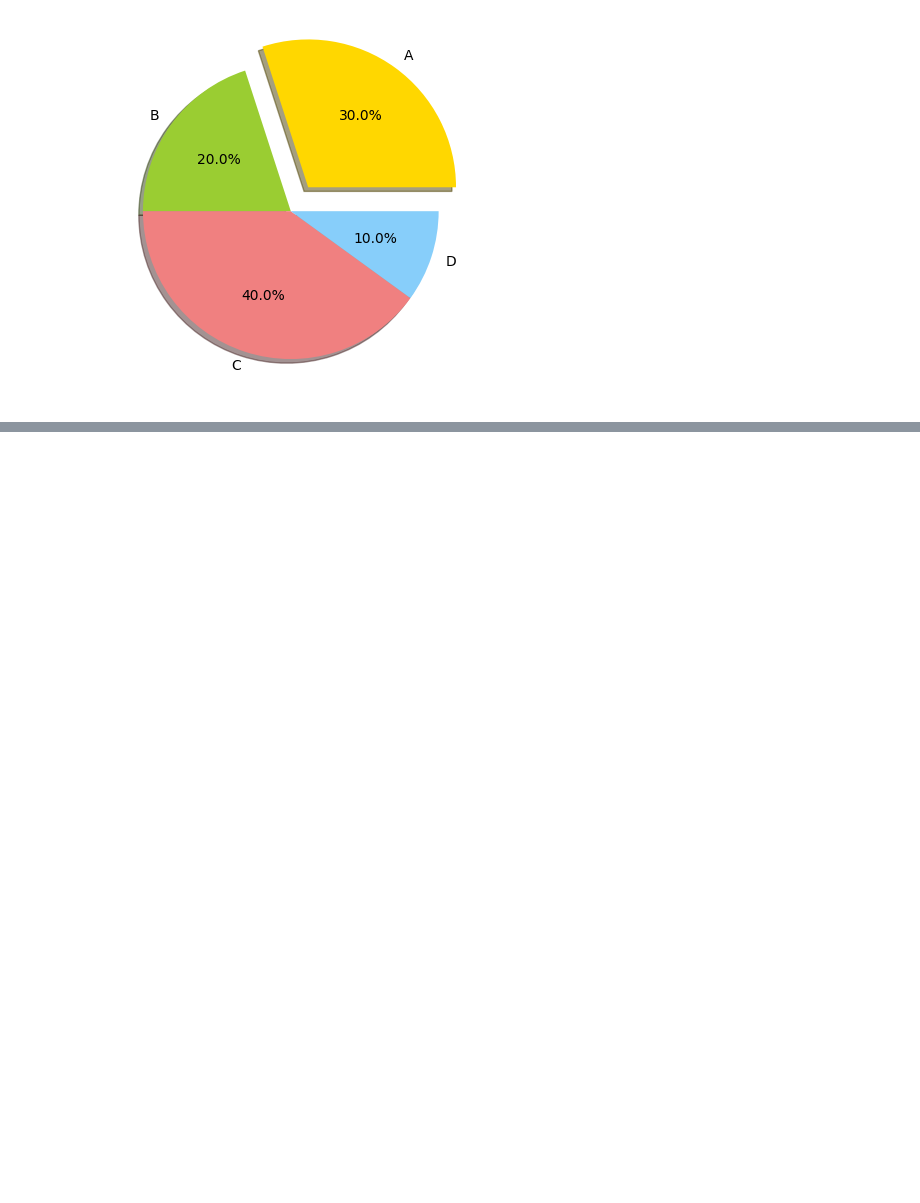
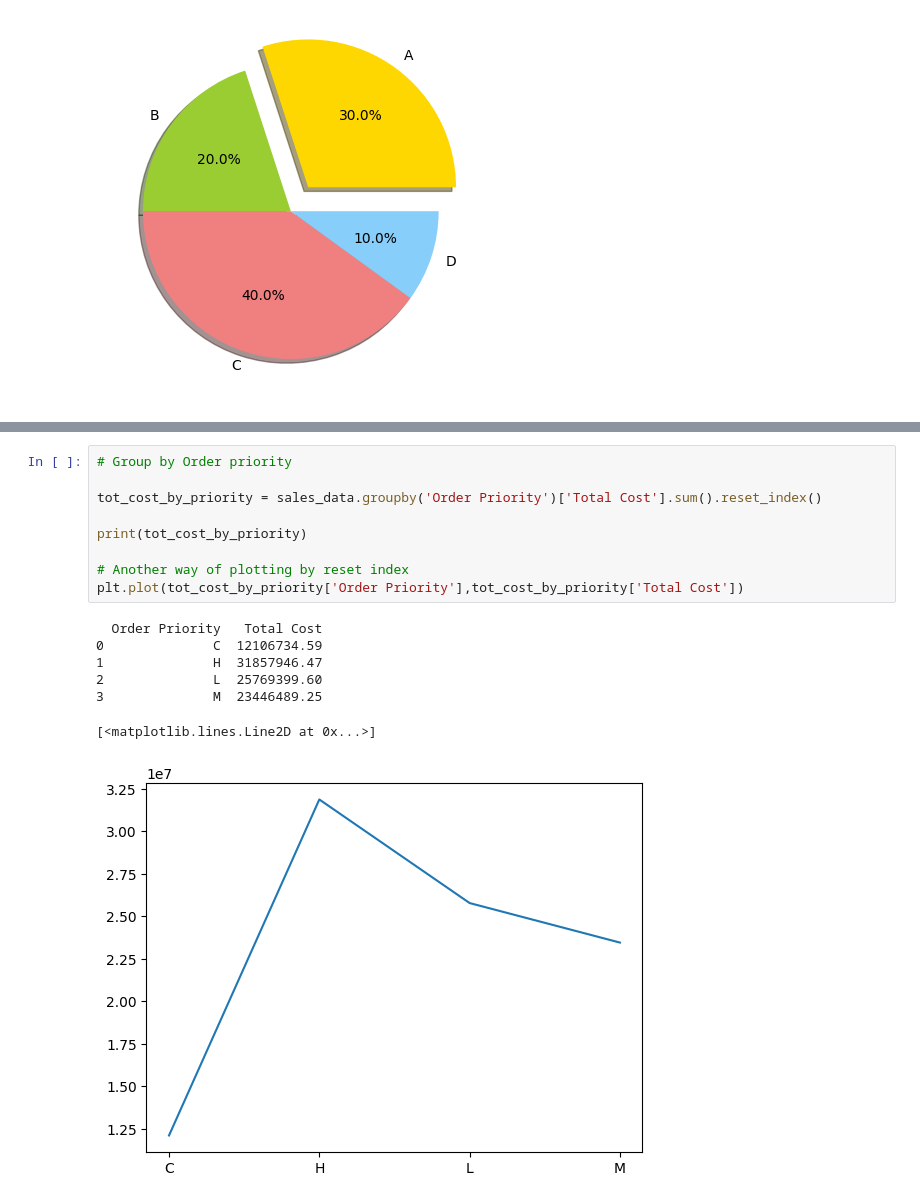
Before and after one commit to prajwal362003/MatplotLib, a Jupyter notebook: matplot.ipynb, the cells around one changed output, grey strips where cells are left out. Drawn from its saved outputs; the diff is of its cells as text; blank space fills up the shorter version.

```diff
--- a/matplot.ipynb
+++ b/matplot.ipynb
@@ -142,0 +182,17 @@ plt.pie(sizes,explode = explode,labels = labels, colors = colors,autopct="%1.1f%
+# %%
+# Group by Order priority
+
+tot_cost_by_priority = sales_data.groupby('Order Priority')['Total Cost'].sum().reset_index()
+
+print(tot_cost_by_priority)
+
+# Another way of plotting by reset index
+plt.plot(tot_cost_by_priority['Order Priority'],tot_cost_by_priority['Total Cost'])
+# %% [output]
+  Order Priority   Total Cost
+0              C  12106734.59
+1              H  31857946.47
+2              L  25769399.60
+3              M  23446489.25
+[<matplotlib.lines.Line2D at 0x...>]
+[figure, added]
```
Also changed, not shown: parts of 3 cells of this notebook, 1 other file.
